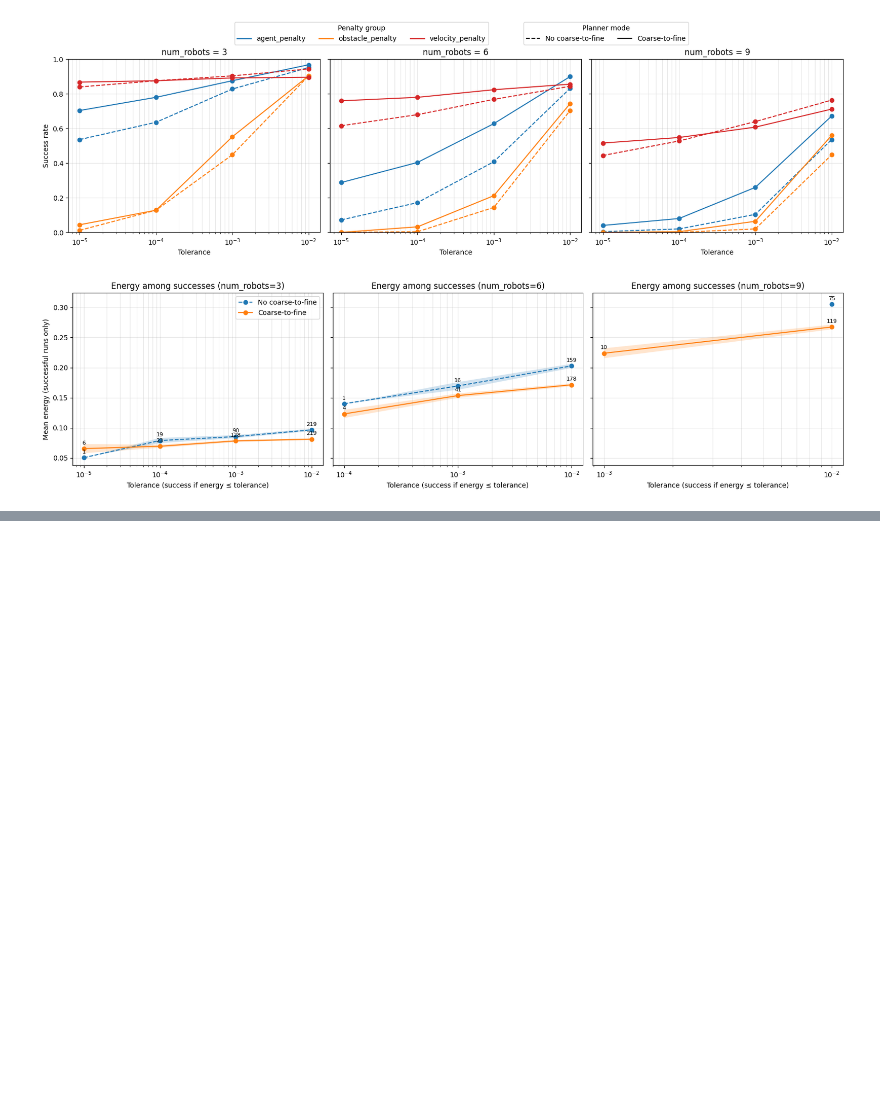
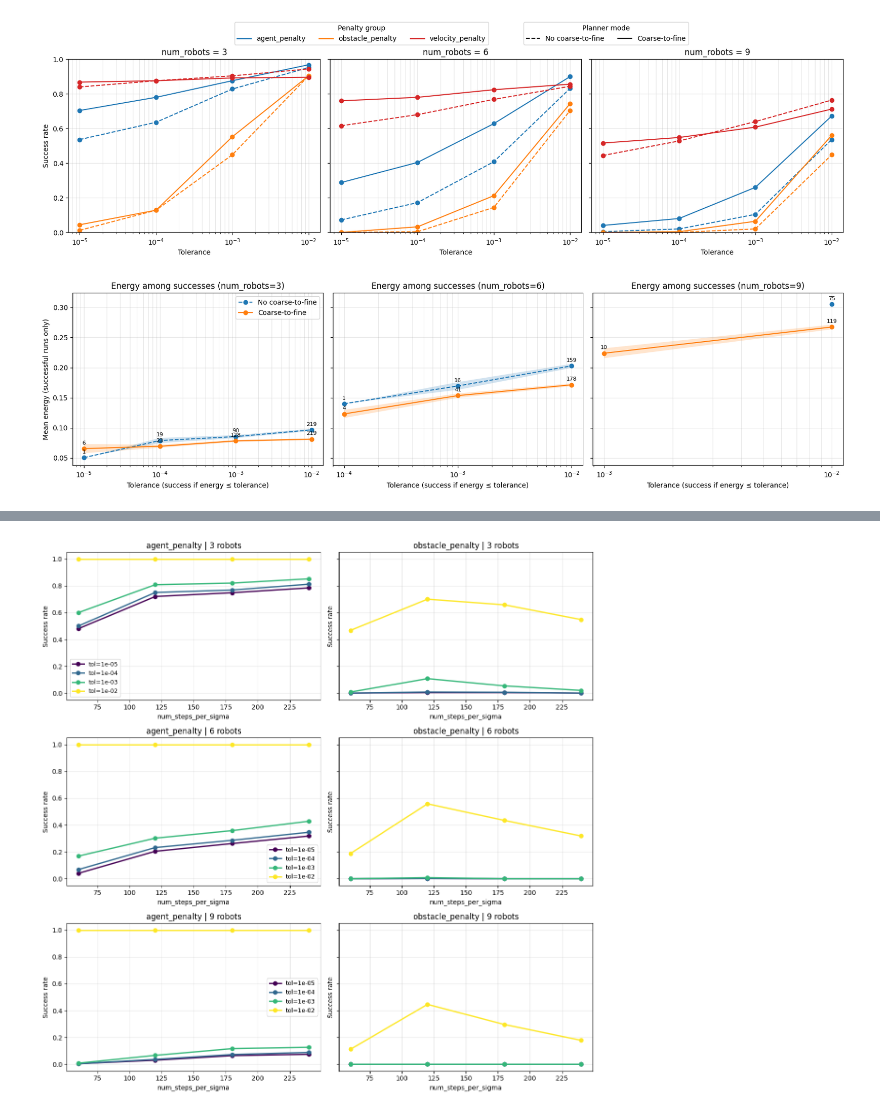
Before and after one commit to myfatemi04/constraint-guidance, a Jupyter notebook: notebooks/vis_results.ipynb, the cells around one changed output, grey strips where cells are left out. Cells and saved outputs as stored; diff of their text form; code cells hidden in the pictures; blank space fills up the shorter version.

```diff
--- a/notebooks/vis_results.ipynb
+++ b/notebooks/vis_results.ipynb
@@ -439,0 +441,51 @@ plt.show()
+# %%
+# Better visualization: show num_steps_per_sigma impact more intuitively
+# X-axis: num_steps_per_sigma, Y-axis: success_rate, different lines for tolerances
+
+unique_steps = np.sort(np.unique(num_steps_per_sigma))
+tolerance_colors = plt.cm.viridis(np.linspace(0, 1, len(tolerances)))
+
+fig, axes = plt.subplots(
+    nrows=len(unique_nr),
+    ncols=len(colors),
+    figsize=(6 * len(colors), 4 * len(unique_nr)),
+    sharey='row'
+)
+if len(unique_nr) == 1:
+    axes = axes.reshape(1, -1)
+if len(colors) == 1:
+    axes = axes.reshape(-1, 1)
+
+for i, nr in enumerate(unique_nr):
+    mask_nr = (num_robots == nr)
+
+    for j, (metric_name, values) in enumerate(metrics.items()):
+        ax = axes[i, j] if axes.ndim > 1 else axes[j]
+
+        # For each tolerance, plot success rate vs num_steps_per_sigma
+        for tol_idx, tol in enumerate(tolerances):
+            success_rates = []
+            for steps in unique_steps:
+                mask = mask_nr & (num_steps_per_sigma == steps)
+                success_rate = (values[mask] <= tol).mean()
+                success_rates.append(success_rate)
+
+            ax.plot(
+                unique_steps, success_rates,
+                marker='o', linewidth=2,
+                color=tolerance_colors[tol_idx],
+                label=f'tol={tol:.0e}'
+            )
+
+        ax.set_xlabel('num_steps_per_sigma')
+        ax.set_ylabel('Success rate')
+        ax.set_title(f'{metric_name} | {nr} robots')
+        ax.grid(True, alpha=0.3)
+        ax.set_ylim(-0.05, 1.05)
+        if j == 0:
+            ax.legend(fontsize=9)
+
+plt.tight_layout()
+plt.show()
+# %% [output]
+[figure, added]
```
Also changed, not shown: parts of 1 cell of this notebook, 4 other files.
